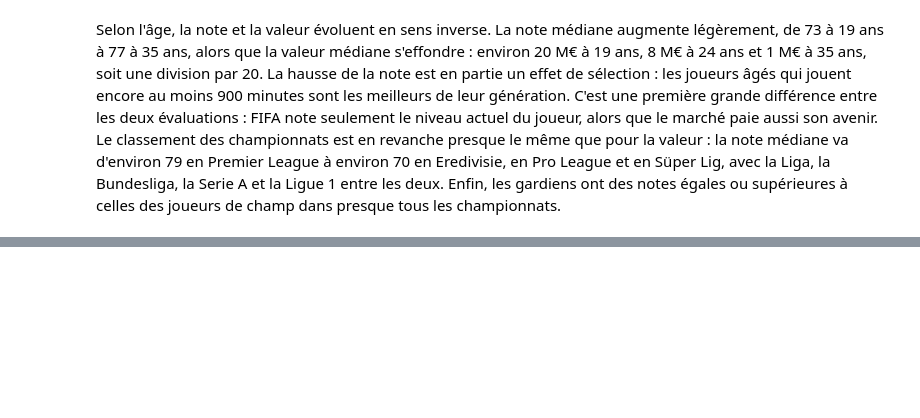
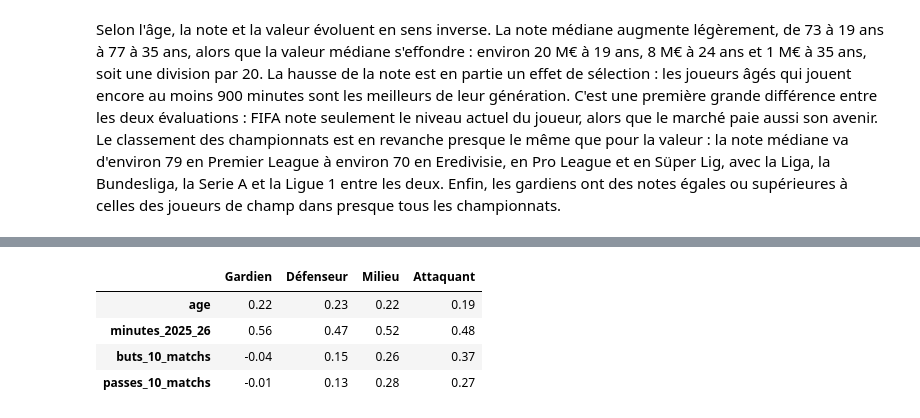
Before and after one commit to Iseo-sort/projet_python_football, a Jupyter notebook: notebooks/analyse_fifa.ipynb, the cells around one changed output, grey strips where cells are left out. Drawn from its saved outputs; the diff is of its cells as text; code cells hidden in the pictures; blank space fills up the shorter version.

```diff
--- a/notebooks/analyse_fifa.ipynb
+++ b/notebooks/analyse_fifa.ipynb
@@ -174,0 +180,15 @@ Selon l'âge, la note et la valeur évoluent en sens inverse. La note médiane a
+# %%
+VARIABLES_REELLES = ["age", "minutes_2025_26", "buts_10_matchs", "passes_10_matchs"]
+
+correlations = {}
+for poste in ORDRE_POSTES:
+    joueurs_poste = joueurs_notes.loc[joueurs_notes["poste"] == poste]
+    correlations[poste] = joueurs_poste[VARIABLES_REELLES].corrwith(joueurs_poste["note"],
+                                                                    method="spearman")
+pd.DataFrame(correlations).round(2)
+# %% [output]
+|  | Gardien | Défenseur | Milieu | Attaquant |
+| age | 0.22 | 0.23 | 0.22 | 0.19 |
+| minutes_2025_26 | 0.56 | 0.47 | 0.52 | 0.48 |
+| buts_10_matchs | -0.04 | 0.15 | 0.26 | 0.37 |
+| passes_10_matchs | -0.01 | 0.13 | 0.28 | 0.27 |
```
Also changed, not shown: parts of 5 cells of this notebook.
